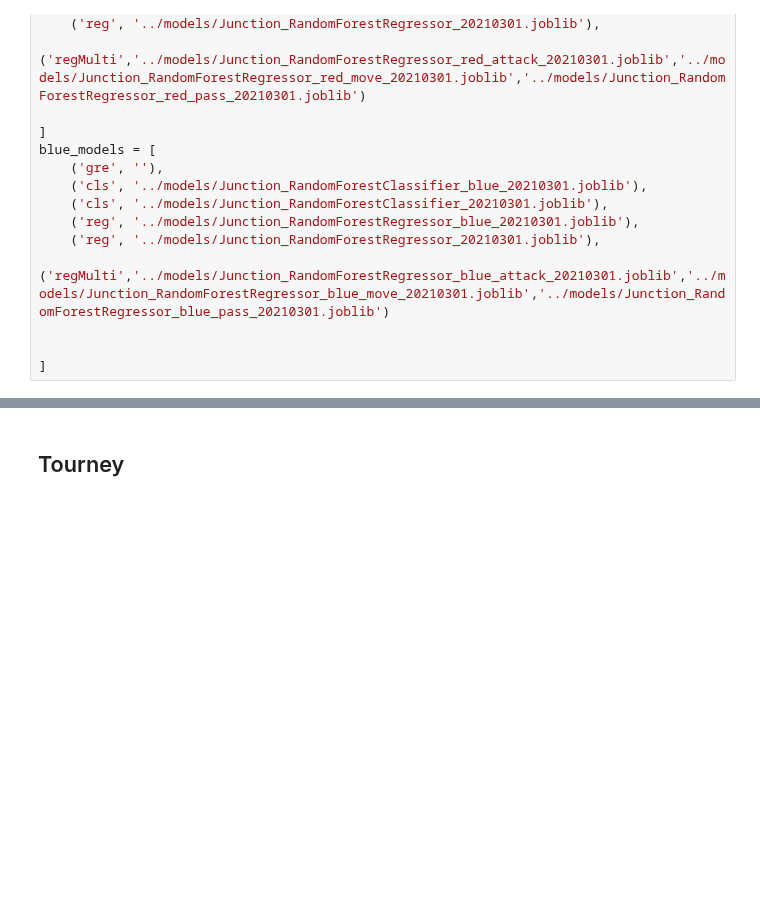
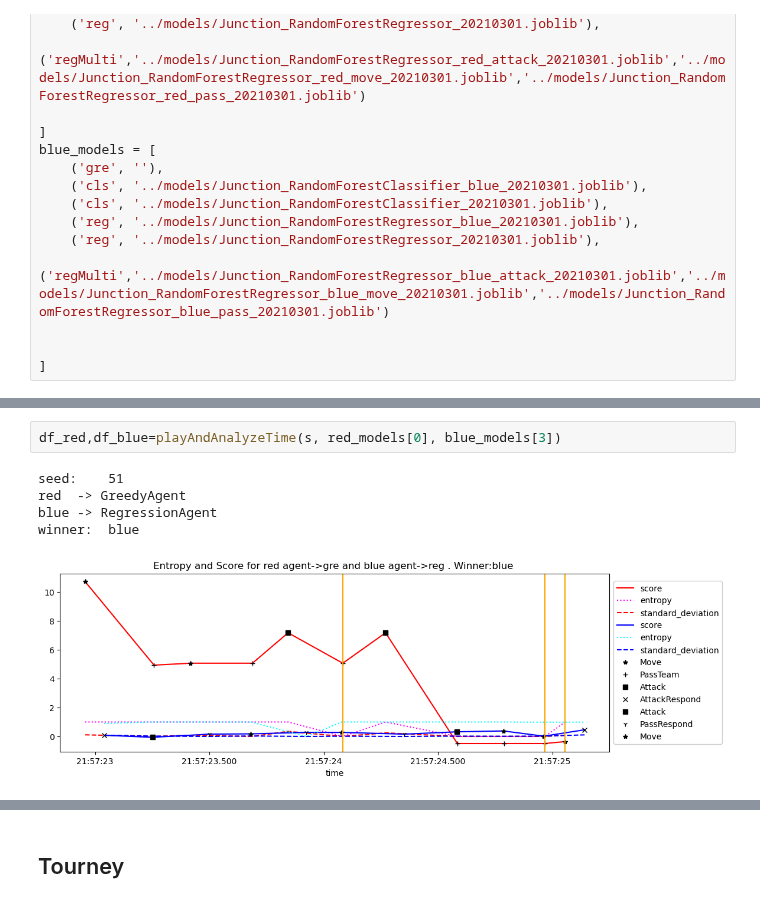
Before and after one commit to IDSIA/NewTechnoWar, a Jupyter notebook: code/notebooks/AnalysisEntropy.ipynb, the cells around one changed output, grey strips where cells are left out. Saved outputs shown, nothing was run; the diff lists cells and outputs as text; blank space fills up the shorter version.

```diff
--- a/code/notebooks/AnalysisEntropy.ipynb
+++ b/code/notebooks/AnalysisEntropy.ipynb
@@ -210,0 +234,8 @@ blue_models = [
+# %%
+df_red,df_blue=playAndAnalyzeTime(s, red_models[0], blue_models[3])
+# %% [output]
+seed:    51
+red  -> GreedyAgent
+blue -> RegressionAgent
+winner:  blue
+[figure, added]
```
Also changed, not shown: parts of 4 cells of this notebook, 2 other files.
